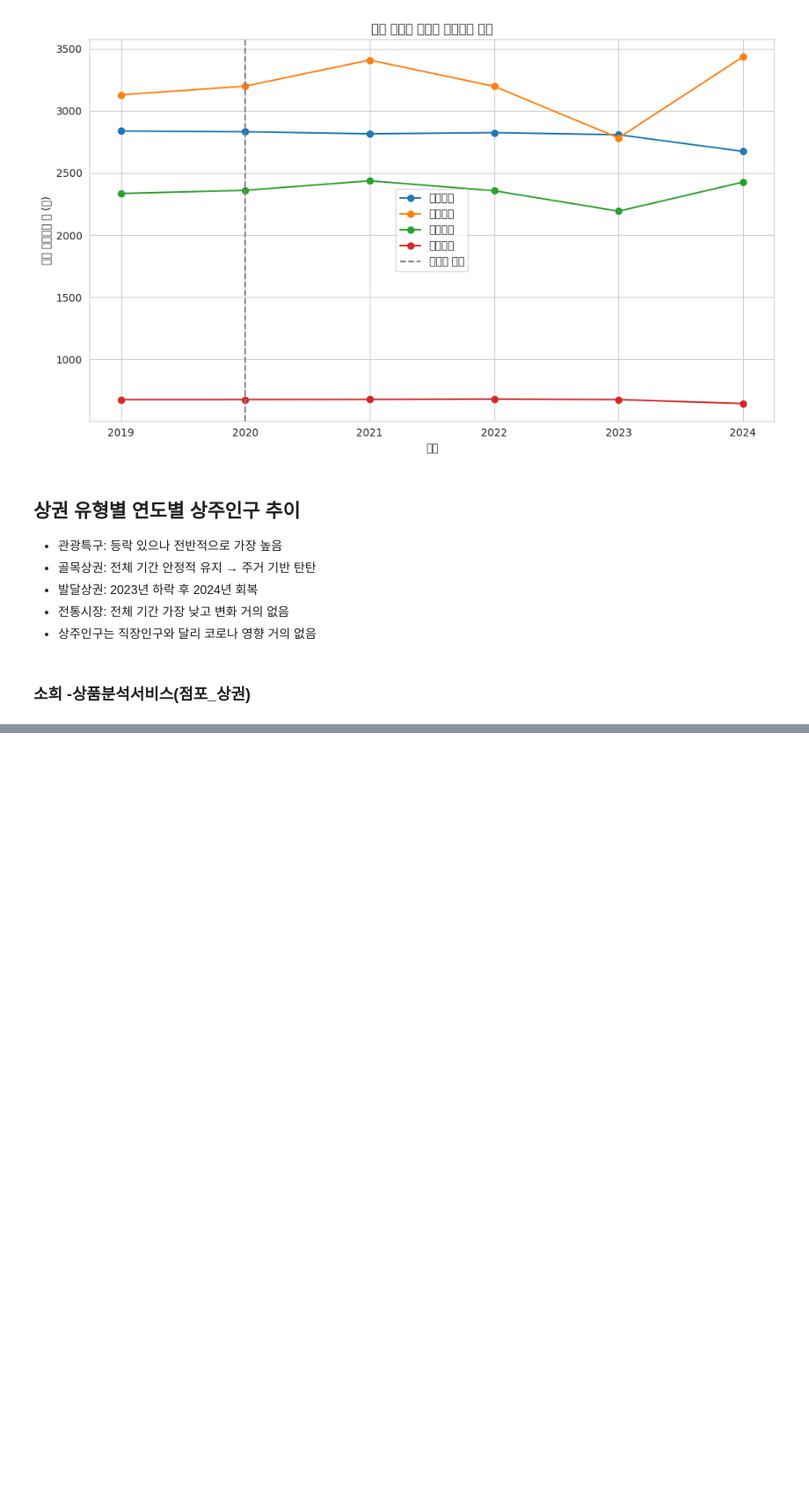
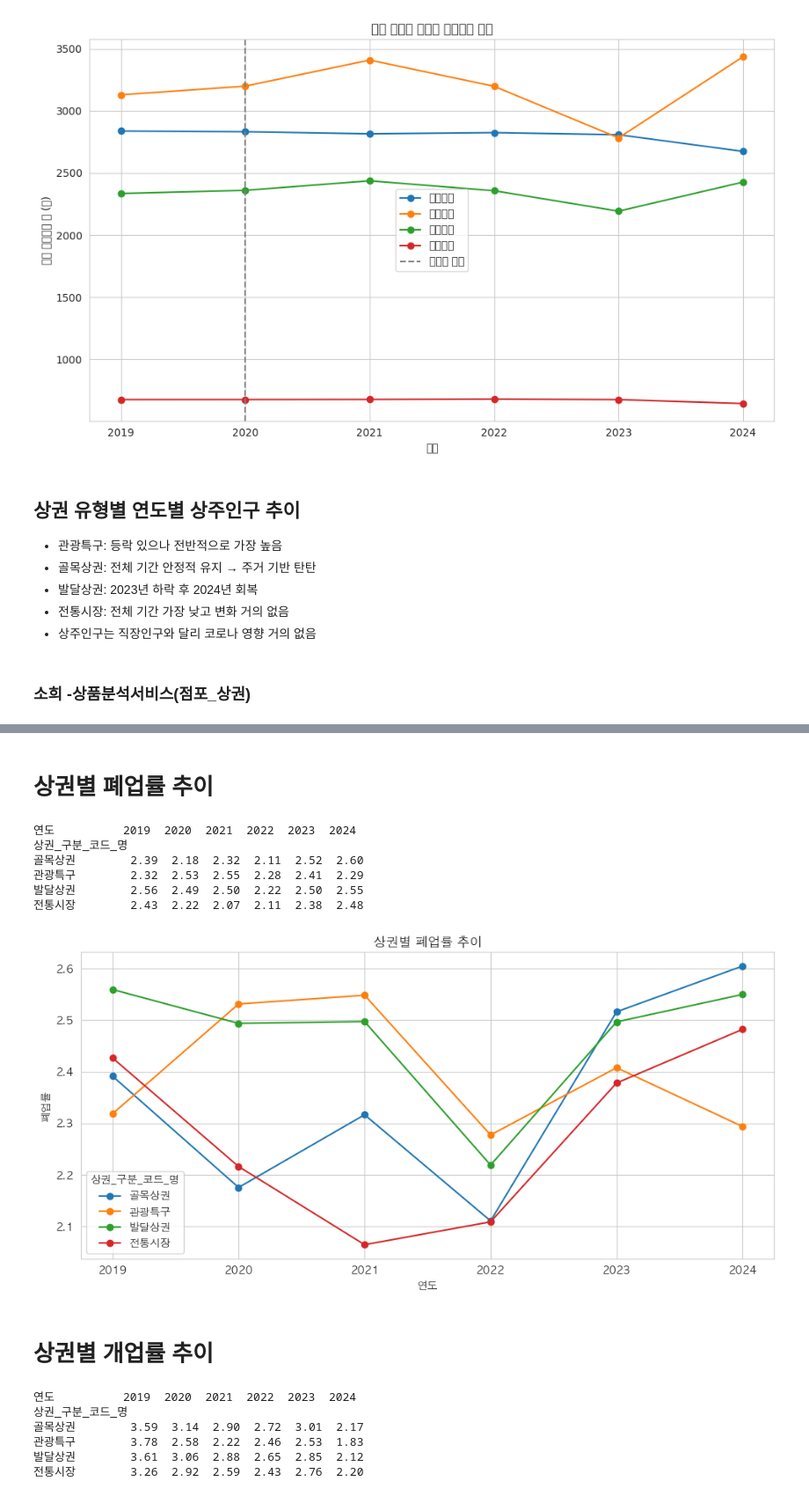
Before and after one commit to sonjiwoo-creator/seouldf, a Jupyter notebook: main.ipynb, the cells around one changed output, grey strips where cells are left out. Shown at 88% size. Cells and saved outputs as stored; diff of their text form; code cells hidden in the pictures; blank space fills up the shorter version.

```diff
--- a/main.ipynb
+++ b/main.ipynb
@@ -2199,0 +2344,49 @@ LATEST_QUARTER = 20244  # 2024년 4분기
+# %% [markdown]
+# 상권별 폐업률 추이
+# %%
+
+# 연도 컬럼 추가 (앞 4자리만 추출)
+df_전체['연도'] = df_전체['기준_년분기_코드'].astype(str).str[:4].astype(int)
+
+# 연도 + 평균 폐업률
+연도별_폐업률= df_전체.groupby(['연도','상권_구분_코드_명'])['폐업_률'].mean().reset_index()
+
+# 피벗
+pivot_close = 연도별_폐업률.pivot(index='상권_구분_코드_명', columns='연도', values='폐업_률')
+print(pivot_close.round(2))
+# %% [output]
+연도          2019  2020  2021  2022  2023  2024
+상권_구분_코드_명
+골목상권        2.39  2.18  2.32  2.11  2.52  2.60
+관광특구        2.32  2.53  2.55  2.28  2.41  2.29
+발달상권        2.56  2.49  2.50  2.22  2.50  2.55
+전통시장        2.43  2.22  2.07  2.11  2.38  2.48
+# %%
+pivot_close.T.plot(kind='line', figsize=(10, 5), marker='o')
+plt.title('상권별 폐업률 추이')
+plt.ylabel('폐업률')
+plt.xticks(rotation=0)
+plt.tight_layout()
+plt.show()
+# %% [output]
+[figure, added]
+# %% [markdown]
+# 상권별 개업률 추이
+# %%
+
+# 연도 컬럼 추가 (앞 4자리만 추출)
+df_전체['연도'] = df_전체['기준_년분기_코드'].astype(str).str[:4].astype(int)
+
+# 연도 + 평균 폐업률
+연도별_개업율= df_전체.groupby(['연도','상권_구분_코드_명'])['개업_율'].mean().reset_index()
+
+# 피벗
+pivot_open = 연도별_개업율.pivot(index='상권_구분_코드_명', columns='연도', values='개업_율')
+print(pivot_open.round(2))
+# %% [output]
+연도          2019  2020  2021  2022  2023  2024
+상권_구분_코드_명
+골목상권        3.59  3.14  2.90  2.72  3.01  2.17
+관광특구        3.78  2.58  2.22  2.46  2.53  1.83
+발달상권        3.61  3.06  2.88  2.65  2.85  2.12
+전통시장        3.26  2.92  2.59  2.43  2.76  2.20
```
Also changed, not shown: parts of 27 cells of this notebook.
